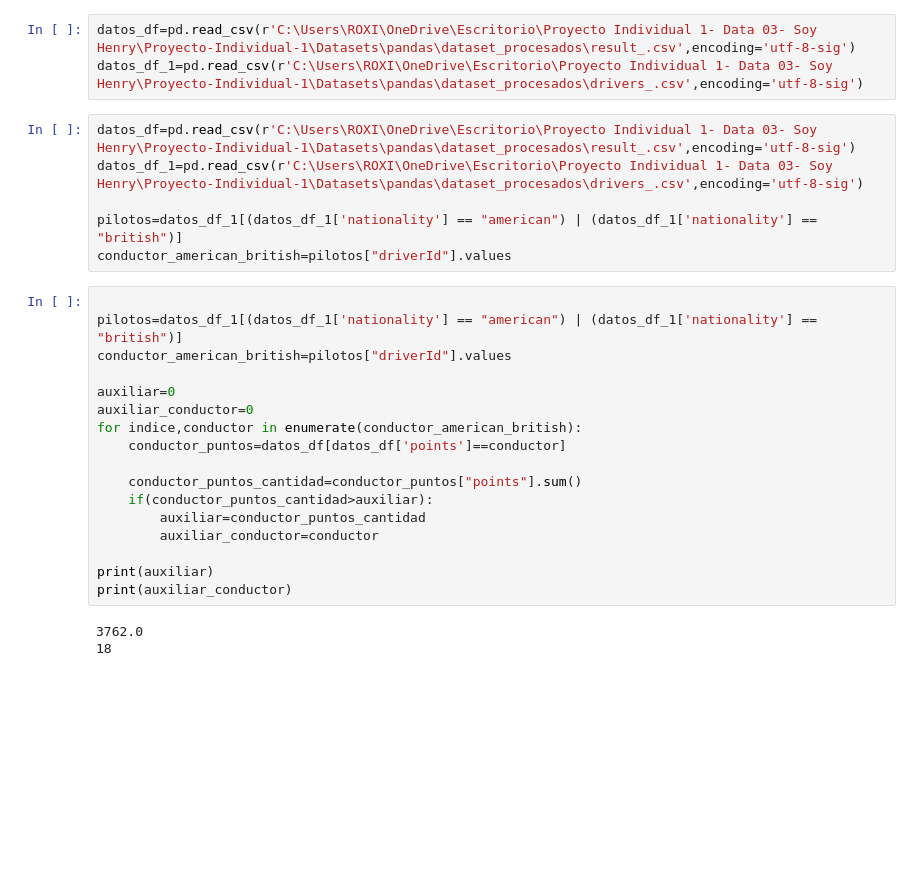
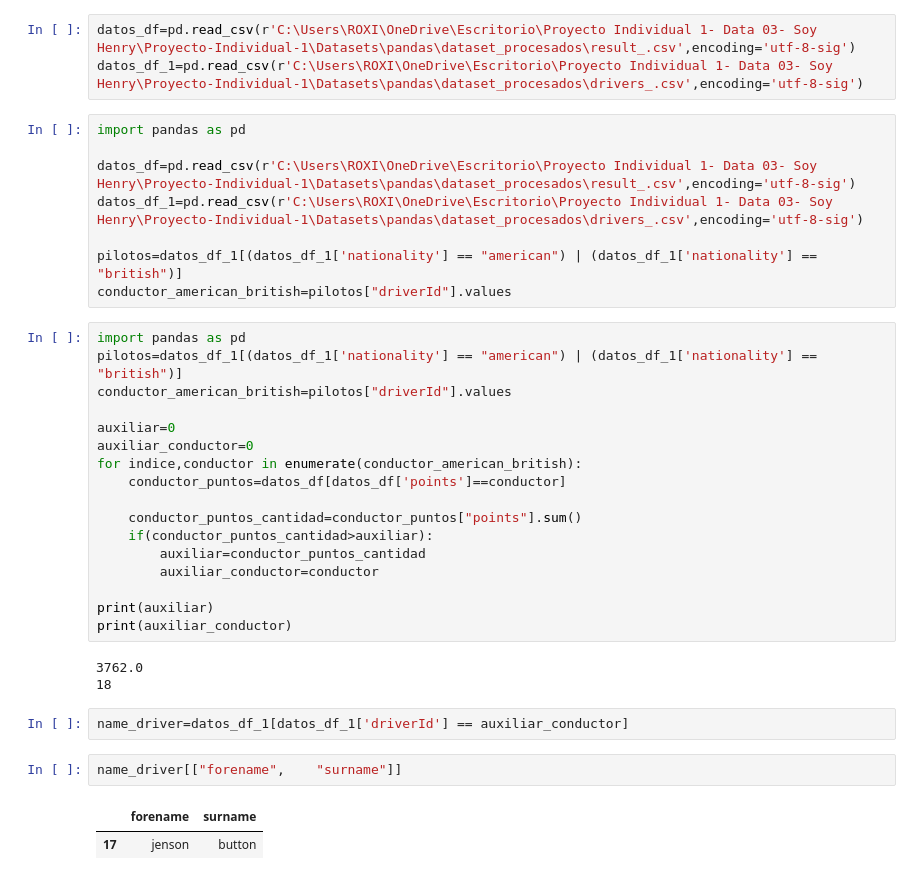
Before and after one commit to bparedes21/CreaciondeAPI, a Jupyter notebook: Datasets/pandas/result_jupyter.ipynb, the cells around one changed output. Drawn from its saved outputs; the diff is of its cells as text; blank space fills up the shorter version.

```diff
--- a/Datasets/pandas/result_jupyter.ipynb
+++ b/Datasets/pandas/result_jupyter.ipynb
@@ -182,13 +182,15 @@ array([['lewis', 'hamilton']], dtype=object)
 datos_df=pd.read_csv(r'C:\Users\ROXI\OneDrive\Escritorio\Proyecto Individual 1- Data 03- Soy Henry\Proyecto-Individual-1\Datasets\pandas\dataset_procesados\result_.csv',encoding='utf-8-sig')
 datos_df_1=pd.read_csv(r'C:\Users\ROXI\OneDrive\Escritorio\Proyecto Individual 1- Data 03- Soy Henry\Proyecto-Individual-1\Datasets\pandas\dataset_procesados\drivers_.csv',encoding='utf-8-sig')
 # %%
+import pandas as pd
+
 datos_df=pd.read_csv(r'C:\Users\ROXI\OneDrive\Escritorio\Proyecto Individual 1- Data 03- Soy Henry\Proyecto-Individual-1\Datasets\pandas\dataset_procesados\result_.csv',encoding='utf-8-sig')
 datos_df_1=pd.read_csv(r'C:\Users\ROXI\OneDrive\Escritorio\Proyecto Individual 1- Data 03- Soy Henry\Proyecto-Individual-1\Datasets\pandas\dataset_procesados\drivers_.csv',encoding='utf-8-sig')
 
 pilotos=datos_df_1[(datos_df_1['nationality'] == "american") | (datos_df_1['nationality'] == "british")]
 conductor_american_british=pilotos["driverId"].values
 # %%
-
+import pandas as pd
 pilotos=datos_df_1[(datos_df_1['nationality'] == "american") | (datos_df_1['nationality'] == "british")]
 conductor_american_british=pilotos["driverId"].values
 
@@ -207,3 +209,10 @@ print(auxiliar_conductor)
 # %% [output]
 3762.0
 18
+# %%
+name_driver=datos_df_1[datos_df_1['driverId'] == auxiliar_conductor]
+# %%
+name_driver[["forename",	"surname"]]
+# %% [output]
+|  | forename | surname |
+| 17 | jenson | button |
```
Also changed, not shown: 11 other files.
